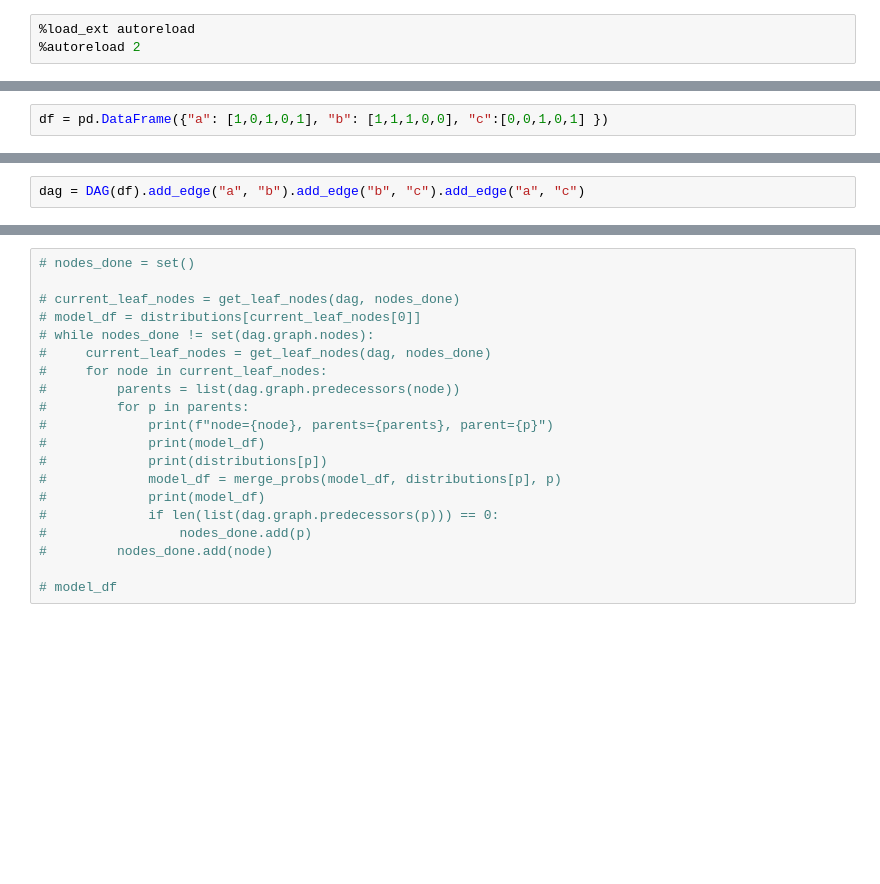
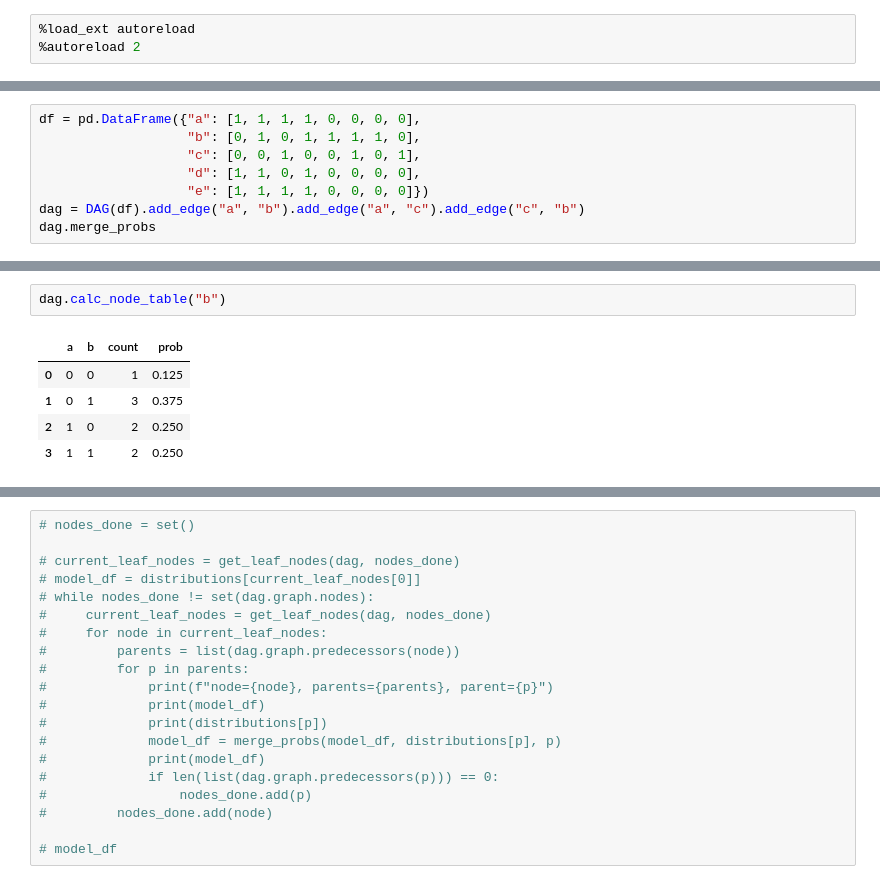
Before and after one commit to koaning/brent, a Jupyter notebook: notebooks/manual-testing.ipynb, the cells around one changed output, grey strips where cells are left out. Drawn from its saved outputs; the diff is of its cells as text; blank space fills up the shorter version.

```diff
--- a/notebooks/manual-testing.ipynb
+++ b/notebooks/manual-testing.ipynb
@@ -10,2 +10,8 @@ from dagger.common import make_fake_df
 # %%
-df = pd.DataFrame({"a": [1,0,1,0,1], "b": [1,1,1,0,0], "c":[0,0,1,0,1] })
+df = pd.DataFrame({"a": [1, 1, 1, 1, 0, 0, 0, 0],
+                   "b": [0, 1, 0, 1, 1, 1, 1, 0],
+                   "c": [0, 0, 1, 0, 0, 1, 0, 1],
+                   "d": [1, 1, 0, 1, 0, 0, 0, 0],
+                   "e": [1, 1, 1, 1, 0, 0, 0, 0]})
+dag = DAG(df).add_edge("a", "b").add_edge("a", "c").add_edge("c", "b")
+dag.merge_probs
@@ -12,2 +19,0 @@ df = pd.DataFrame({"a": [1,0,1,0,1], "b": [1,1,1,0,0], "c":[0,0,1,0,1] })
-# %%
-dag = DAG(df).add_edge("a", "b").add_edge("b", "c").add_edge("a", "c")
@@ -46,0 +78,8 @@ def merge_probs(frame1, frame2, col):
+# %%
+dag.calc_node_table("b")
+# %% [output]
+|  | a | b | count | prob |
+| 0 | 0 | 0 | 1 | 0.125 |
+| 1 | 0 | 1 | 3 | 0.375 |
+| 2 | 1 | 0 | 2 | 0.250 |
+| 3 | 1 | 1 | 2 | 0.250 |
```
Also changed, not shown: parts of 14 cells of this notebook, 10 other files.
